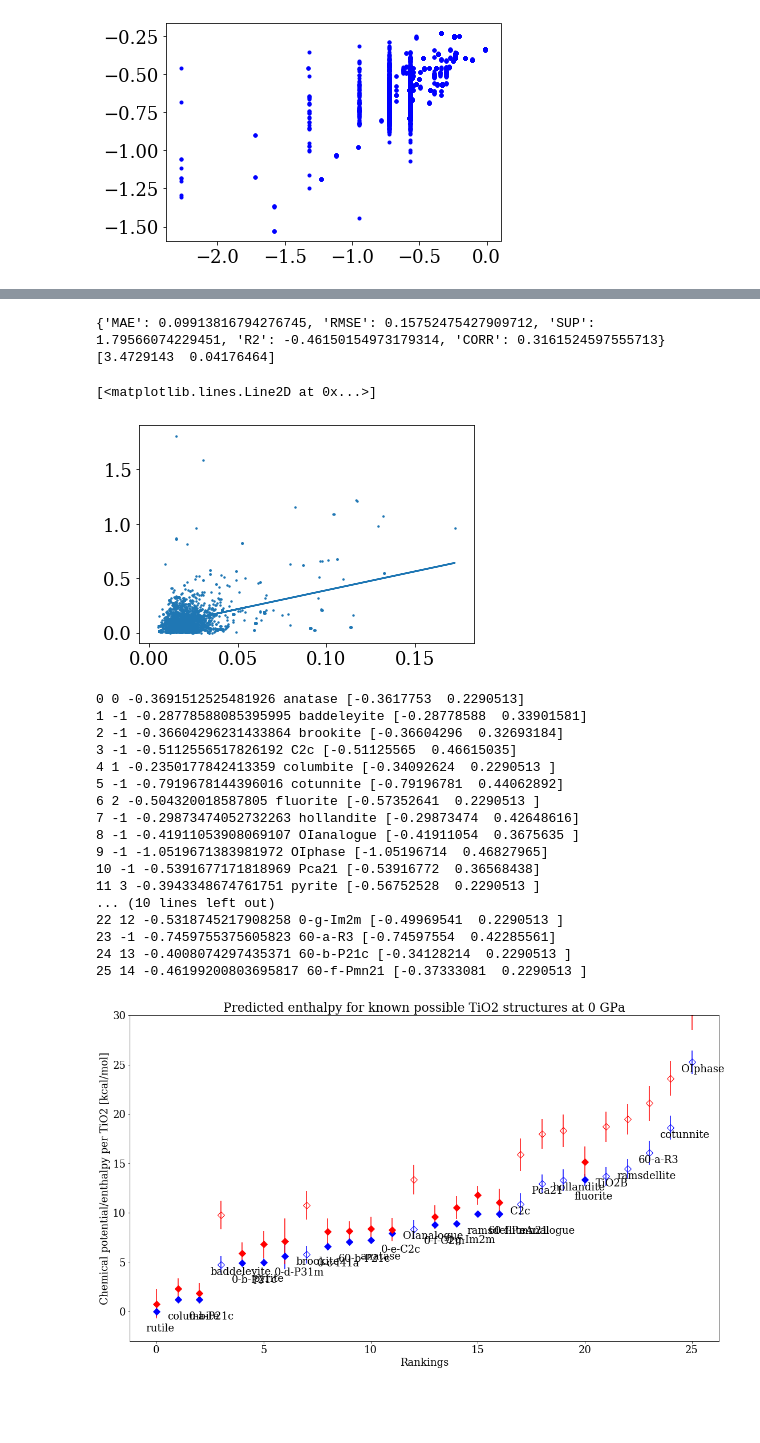
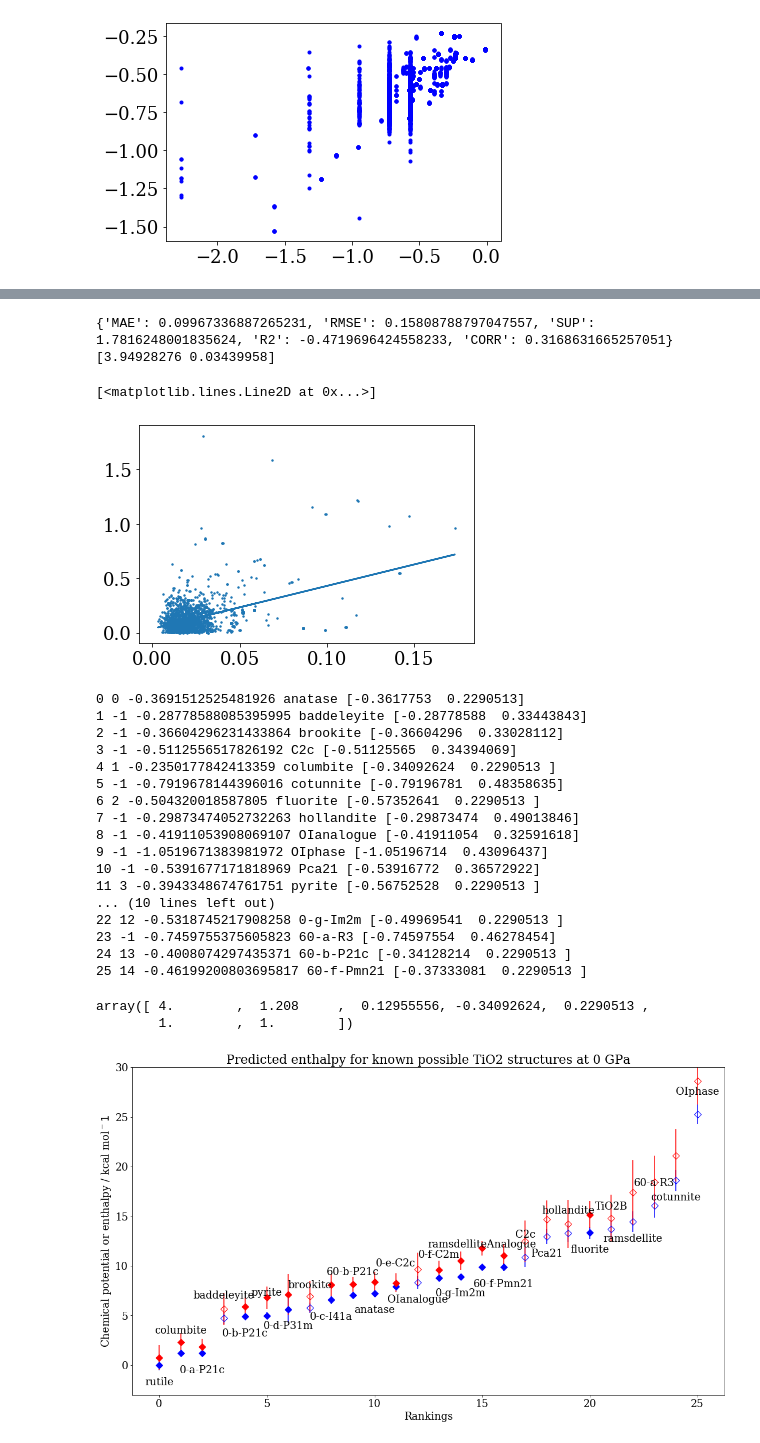
Before and after one commit to BingqingCheng/ASAP, a Jupyter notebook: notebooks/TiO2-ASAP.ipynb, the cells around one changed output, grey strips where cells are left out. Cells and saved outputs as stored; diff of their text form; code cells hidden in the pictures; blank space fills up the shorter version.

```diff
--- a/notebooks/TiO2-ASAP.ipynb
+++ b/notebooks/TiO2-ASAP.ipynb
@@ -773,6 +778,9 @@ plt.semilogy(dfps,'r-')
 Widget Javascript not detected.  It may not be installed or enabled properly.
 [<matplotlib.lines.Line2D at 0x...>]
 [figure]
+# %%
+for i in ifps[:nref]+ndict:
+    write('fps-P'+press+'.xyz',frames[i], append=True)
 # %%
 nref = 200
 kMM = kNN[ifps[:nref],ifps[:nref]]
@@ -851,22 +859,19 @@ suby_enthalpy_test = np.zeros((nbs,len(y_enthalpy_test)))
 for ibs in range(nbs):
     suby_enthalpy_test[ibs,:]=np.dot(kXM,bslist_enthalpy[ibs]['w'])
 # %%
-y_test_result = np.zeros((ndict,6))
+y_test_result = np.zeros((ndict,7))
 for i in range(ndict):
     cl = labels_db[i]
     y_test_result[i,0] = i
+    y_test_result[i,-1] = cl
     if( cl >= 0):
         # if the structure has been found, we take the mean of the enthalpy of the cluster
         y_test_result[i,1] = cluster_min_enthalpy[labels_db[i]] # mean of enthalpy
         y_test_result[i,2] = cluster_avg_enthalpy[labels_db[i]] -cluster_min_enthalpy[labels_db[i]]
-        #y_test_result[i,3] = est_entropylist[cl] # estimate of log(entropy)
-        #y_test_result[i,4] = error_est_entropy # error estimate of log(entropy)
     else:
         # if the structure hasn't been found, we use the KRR to predict its enthalpy
         y_test_result[i,1] = y_enthalpy_test[i] # mean of enthalpy
-        y_test_result[i,2] = errorfit(np.std(suby_enthalpy_test[:,i])) # error estimate of enthalpy
-        #y_test_result[i,3] = inf
-        #y_test_result[i,4] = inf
+        y_test_result[i,2] = errorfit_enthalpy(np.std(suby_enthalpy_test[:,i])) # error estimate of enthalpy
 
 
     print(i,cl,  dicttags[i], y_test_result[i,[1,2]])
@@ -968,10 +973,10 @@ errorfit_sb = np.poly1d(z)
 plt.scatter(y_sb_pred_error,y_sb_abs_error, vmin=0,vmax=100, marker='o',s=2)
 plt.plot(y_sb_pred_error,errorfit_sb(y_sb_pred_error))
 # %% [output]
-{'MAE': 0.09913816794276745, 'RMSE': 0.15752475427909712, 'SUP': 1.79566074229451, 'R2': -0.46150154973179314, 'CORR': 0.3161524597555713}
-[3.4729143  0.04176464]
+{'MAE': 0.09967336887265231, 'RMSE': 0.15808788797047557, 'SUP': 1.7816248001835624, 'R2': -0.4719696424558233, 'CORR': 0.3168631665257051}
+[3.94928276 0.03439958]
 [<matplotlib.lines.Line2D at 0x...>]
-[figure, old version]
+[figure, new version]
 # %%
 # prediction on the known possible structures in the dictionary
 kXM = eva[:ndict,sb_list[ifps[:nref]]]
@@ -983,7 +988,6 @@ for ibs in range(nbs):
 # %%
 for i in range(ndict):
     cl = labels_db[i]
-    y_test_result[i,0] = i
     if( cl >= 0):
         # if the structure has been found, we take the mean of the enthalpy of the cluster
         #y_test_result[i,1] = cluster_min_enthalpy[labels_db[i]] # mean of enthalpy
@@ -1004,65 +1008,73 @@ y_test_result = y_test_result[y_test_result[:,1].argsort()]
 y_test_result[:,5] = np.arange(len(y_test_result))
 # %% [output]
 0 0 -0.3691512525481926 anatase [-0.3617753  0.2290513]
-1 -1 -0.28778588085395995 baddeleyite [-0.28778588  0.33901581]
-2 -1 -0.36604296231433864 brookite [-0.36604296  0.32693184]
-3 -1 -0.5112556517826192 C2c [-0.51125565  0.46615035]
+1 -1 -0.28778588085395995 baddeleyite [-0.28778588  0.33443843]
+2 -1 -0.36604296231433864 brookite [-0.36604296  0.33028112]
+3 -1 -0.5112556517826192 C2c [-0.51125565  0.34394069]
 4 1 -0.2350177842413359 columbite [-0.34092624  0.2290513 ]
-5 -1 -0.7919678144396016 cotunnite [-0.79196781  0.44062892]
+5 -1 -0.7919678144396016 cotunnite [-0.79196781  0.48358635]
 6 2 -0.504320018587805 fluorite [-0.57352641  0.2290513 ]
-7 -1 -0.29873474052732263 hollandite [-0.29873474  0.42648616]
-8 -1 -0.41911053908069107 OIanalogue [-0.41911054  0.3675635 ]
-9 -1 -1.0519671383981972 OIphase [-1.05196714  0.46827965]
-10 -1 -0.5391677171818969 Pca21 [-0.53916772  0.36568438]
+7 -1 -0.29873474052732263 hollandite [-0.29873474  0.49013846]
+8 -1 -0.41911053908069107 OIanalogue [-0.41911054  0.32591618]
+9 -1 -1.0519671383981972 OIphase [-1.05196714  0.43096437]
+10 -1 -0.5391677171818969 Pca21 [-0.53916772  0.36572922]
 11 3 -0.3943348674761751 pyrite [-0.56752528  0.2290513 ]
 ... (10 lines left out)
 22 12 -0.5318745217908258 0-g-Im2m [-0.49969541  0.2290513 ]
-23 -1 -0.7459755375605823 60-a-R3 [-0.74597554  0.42285561]
+23 -1 -0.7459755375605823 60-a-R3 [-0.74597554  0.46278454]
 24 13 -0.4008074297435371 60-b-P21c [-0.34128214  0.2290513 ]
 25 14 -0.46199200803695817 60-f-Pmn21 [-0.37333081  0.2290513 ]
+# %%
+y_test_result[1]
+# %% [output]
+array([ 4.        ,  1.208     ,  0.12955556, -0.34092624,  0.2290513 ,
+        1.        ,  1.        ])
 # %%
 f = open("ML-prediction-P-"+str(press)+"GPa.dat", "w")
 f.write("# name enthalpy[kcal/TiO2] enthalpy_error[kcal/TiO2] entropy[log(frequency)] entropy_error ranking_by_enthalpy \n")
-for y in y_test_result:
-    f.write("%s %4.4f %4.4f %4.4f %4.4f %d \n"%(dicttags[int(y[0])],y[1],y[2],y[3],y[4],y[5]))
+for i,y in enumerate(y_test_result):
+    if (y[-1] > -1):
+        f.write("%s %4.4f %4.4f %4.4f %4.4f %d %s\n"%(dicttags[i], y[1],y[2],y[3],y[4],y[5],'Found'))
+    else:
+        f.write("%s %4.4f %4.4f %4.4f %4.4f %d %s\n"%(dicttags[i], y[1],y[2],y[3],y[4],y[5],'NotFound'))
 f.close()
 # %%
 fig, ax = plt.subplots()
 
 tnow = 1600
 kbt = kb2kcalmol*tnow # in kcal/mol
 
-for i, ii in enumerate(y_test_result):
-    index = int(ii[0])
-    cl = labels_db[index]
-    [ nfound, nnotfound ] = [0,0]
+for i, y in enumerate(y_test_result):
+    cl = y[-1]
     if(cl >= 0):
-        ax.errorbar(y_test_result[i,-1], y_test_result[i,1], yerr=y_test_result[i,2],
+        ax.errorbar(y[-2], y[1], yerr=y[2],
              label='found', marker='D',c='blue', markersize=8)
         # predicted chemical potential
-        ax.errorbar(y_test_result[i,-1], y_test_result[i,1]-kbt*est_entropylist[cl], yerr=0.3*kbt+y_test_result[i,2],
+        ax.errorbar(y[-2], y[1]-kbt*y[3],
+                    yerr=y[2]+kbt*y[4],
              label='found', marker='D',c='red', markersize=8)
 
-        ax.annotate(dicttags[index], xy=(ii[-1]-0.5, ii[1]-2),color='black')
-        nfound += 1
+        #ax.annotate(dicttags[y[0]], xy=(ii[-1]-0.5, ii[1]-2),color='black')
     else:
-        ax.errorbar(y_test_result[i,-1], y_test_result[i,1], yerr=errorfit(y_test_result[i,2]),
+        ax.errorbar(y[-2], y[1], yerr=y[2],
              label='not found', marker='D',c='blue',markerfacecolor='none',
              markeredgecolor='blue',markersize=8)
                 # predicted chemical potential
-        ax.errorbar(y_test_result[i,-1], y_test_result[i,1]-kbt*est_entropylist[cl], yerr=0.3*kbt+y_test_result[i,2],
+        ax.errorbar(y[-2], y[1]-kbt*y[3],
+                    yerr=y[2]+kbt*y[4],
              label='not found', marker='D',c='red',markerfacecolor='none',  markeredgecolor='red', markersize=8)
-        ax.annotate(dicttags[index], xy=(ii[-1]-0.5, ii[1]-1),color='black')
-        nnotfound += 1
+
+    ax.annotate(dicttags[int(y[0])], xy=(y[-2], y[1]+4*(y[-2]%2)-2),
+                color='black',horizontalalignment='center', )
 
 ax.set_ylim(-3,30)
 
 #ax.legend()
 plt.xlabel('Rankings')
-plt.ylabel('Chemical potential/enthalpy per TiO2 [kcal/mol]')
+plt.ylabel('Chemical potential or enthalpy / kcal mol$^-1$')
 plt.title('Predicted enthalpy for known possible TiO2 structures at '+press+' GPa')
 fig.set_size_inches(18.5, 10.5)
 
 fig.savefig('pred-H-'+press+'GPa.png')
 # %% [output]
-[figure, old version]
+[figure, new version]
```
Also changed, not shown: parts of 11 cells of this notebook.
